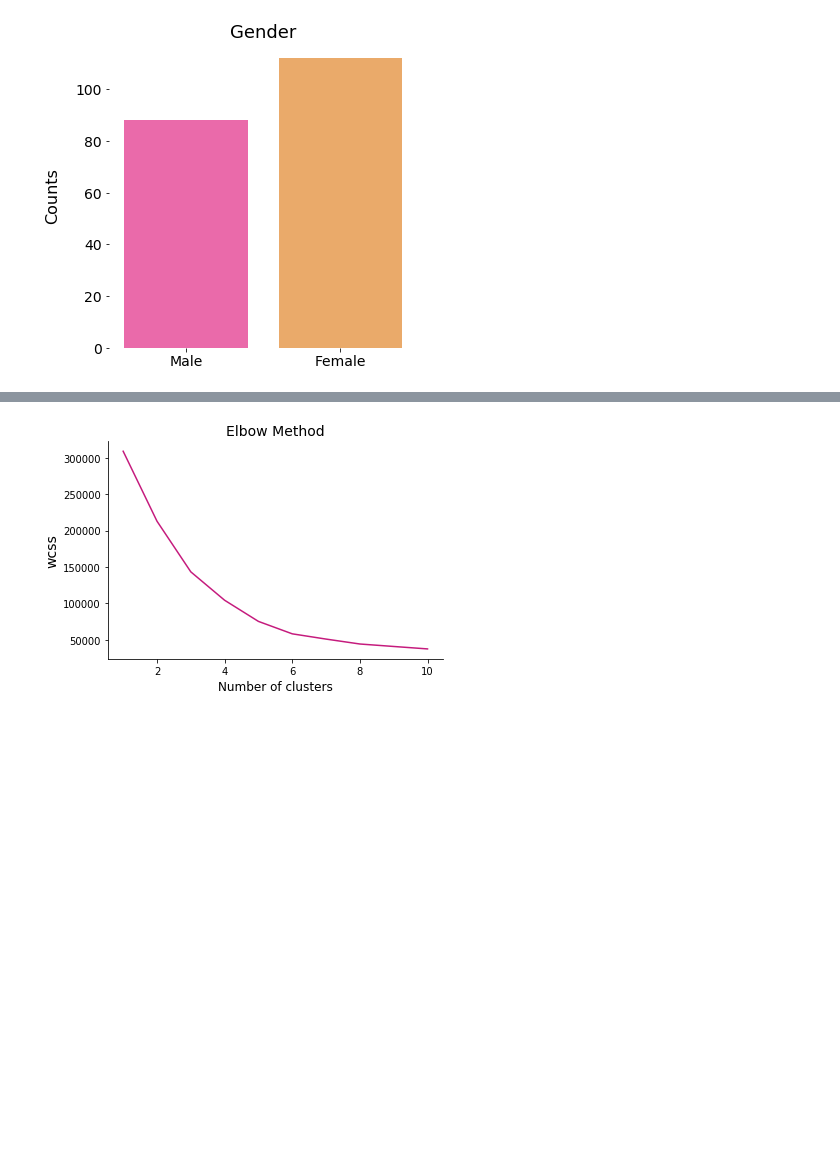
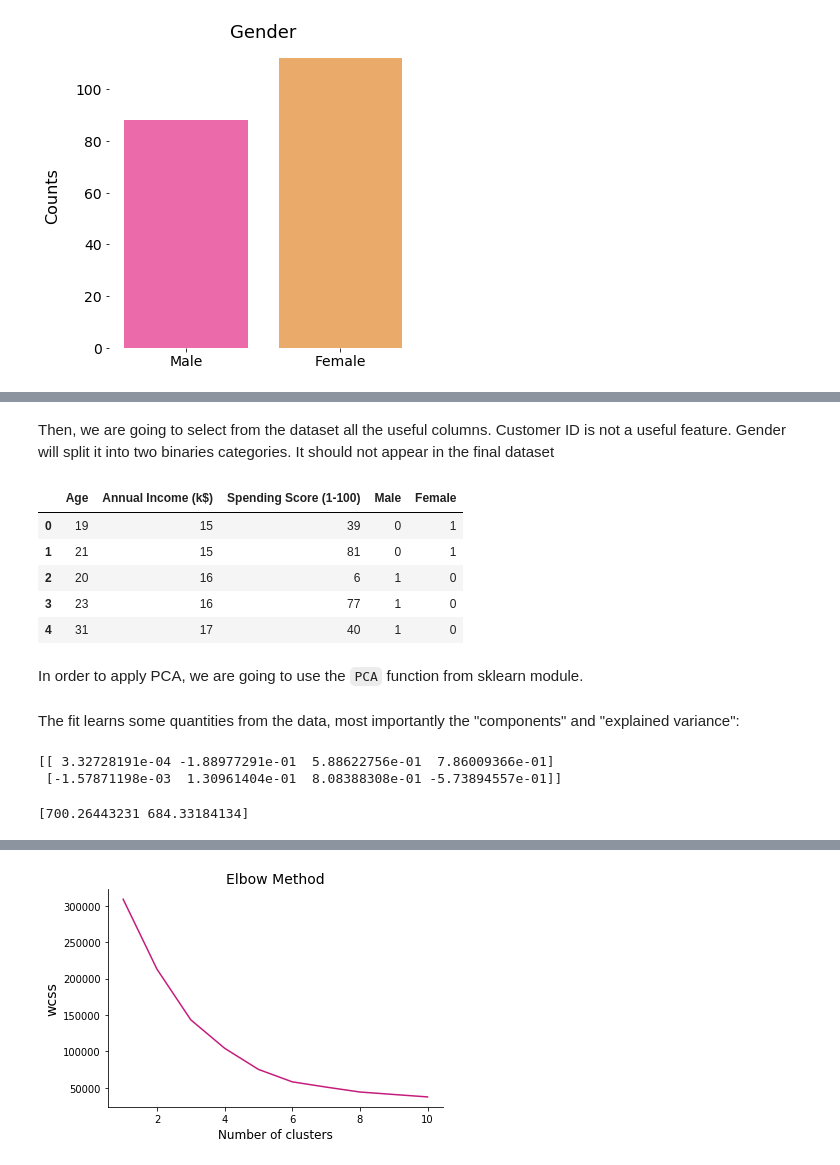
Before and after one commit to ugis22/clustering_analysis, a Jupyter notebook: clustering_analysis.ipynb, the cells around one changed output, grey strips where cells are left out. Drawn from its saved outputs; the diff is of its cells as text; code cells hidden in the pictures; blank space fills up the shorter version.

```diff
--- a/clustering_analysis.ipynb
+++ b/clustering_analysis.ipynb
@@ -207,4 +231,19 @@ K-means assumes:
+# %%
+customers["Male"] = customers.Gender.apply(lambda x: 0 if x == "Male" else 1)
+# %%
+customers["Female"] = customers.Gender.apply(lambda x: 0 if x == "Female" else 1)
+# %% [markdown]
+Then, we are going to select from the dataset all the useful columns. Customer ID is not a useful feature. Gender will split it into two binaries categories. It should not appear in the final dataset
 # %%
-X = customers.iloc[:, 1:]
+X = customers.iloc[:, 2:]
-# %%
-X.Gender = X.Gender.apply(lambda x: 0 if x == "Male" else 1)
+# %%
+X.head()
+# %% [output]
+|  | Age | Annual Income (k$) | Spending Score (1-100) | Male | Female |
+| 0 | 19 | 15 | 39 | 0 | 1 |
+| 1 | 21 | 15 | 81 | 0 | 1 |
+| 2 | 20 | 16 | 6 | 1 | 0 |
+| 3 | 23 | 16 | 77 | 1 | 0 |
+| 4 | 31 | 17 | 40 | 1 | 0 |
+# %% [markdown]
+In order to apply PCA, we are going to use the `PCA` function from sklearn module.
@@ -210,0 +253,11 @@ X.Gender = X.Gender.apply(lambda x: 0 if x == "Male" else 1)
+# %% [markdown]
+The fit learns some quantities from the data, most importantly the "components" and "explained variance":
+# %%
+print(pca.components_)
+# %% [output]
+[[ 3.32728191e-04 -1.88977291e-01  5.88622756e-01  7.86009366e-01]
+ [-1.57871198e-03  1.30961404e-01  8.08388308e-01 -5.73894557e-01]]
+# %%
+print(pca.explained_variance_)
+# %% [output]
+[700.26443231 684.33184134]
```
Also changed, not shown: parts of 21 cells of this notebook.
